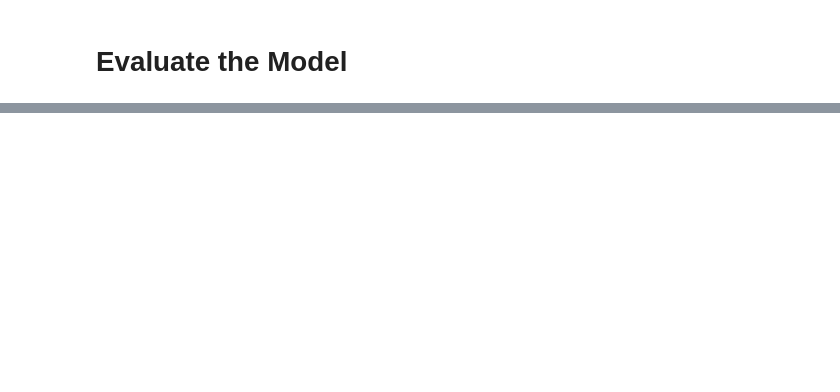
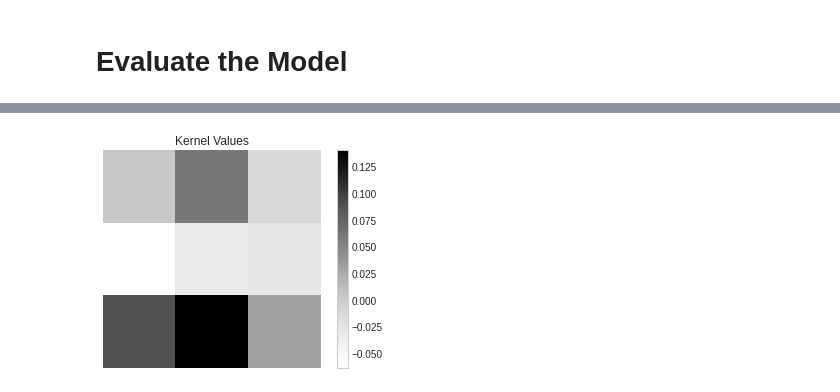
Before and after one commit to wherzberg/CNN-Introduction, a Jupyter notebook: Smiley_UNet.ipynb, the cells around one changed output, grey strips where cells are left out. Saved outputs shown, nothing was run; the diff lists cells and outputs as text; code cells hidden in the pictures; blank space fills up the shorter version.

```diff
--- a/Smiley_UNet.ipynb
+++ b/Smiley_UNet.ipynb
@@ -229,8 +257,8 @@ X0 = tf.keras.Input( shape=( n,m,1 ) )
 
 # Convolution
 C1 = tf.keras.layers.Conv2D(
-    filters     = 1,
-    kernel_size = (5,5),
+    filters     = 5,
+    kernel_size = (3,3),
     strides     = (1,1),
     padding     = 'same',
     activation  = 'relu'
@@ -238,13 +266,13 @@ C1 = tf.keras.layers.Conv2D(
 
 # Pool
 P1 = tf.keras.layers.MaxPool2D(
-    pool_size    = (3,3)
+    pool_size    = (2,2)
 )(C1)
 
 # Convolution
 C2 = tf.keras.layers.Conv2D(
-    filters     = 1,
-    kernel_size = (5,5),
+    filters     = 10,
+    kernel_size = (3,3),
     strides     = (1,1),
     padding     = 'same',
     activation  = 'relu'
@@ -252,9 +280,9 @@ C2 = tf.keras.layers.Conv2D(
 
 # Upsample
 U1 = tf.keras.layers.Conv2DTranspose(
-    filters     = 1,
+    filters     = 5,
     kernel_size = (3,3),
-    strides     = (3,3),
+    strides     = (2,2),
     padding='same'
 )(C2)
 
@@ -264,7 +292,7 @@ A1 = tf.keras.layers.Concatenate()([U1, C1])
 # Convolution
 C3 = tf.keras.layers.Conv2D(
     filters     = 1,
-    kernel_size = (5,5),
+    kernel_size = (3,3),
     strides     = (1,1),
     padding     = 'same',
     activation  = 'relu'
@@ -321,0 +417,7 @@ for l in [1,2,3,4,5,6]:
+# %%
+l = 1  # layer index
+ind1 = 0  # channel index
+ind2 = 4  # filter number
+displayFilterChannel(model,l,ind1,ind2)
+# %% [output]
+[figure, added]
```
Also changed, not shown: parts of 17 cells of this notebook.
